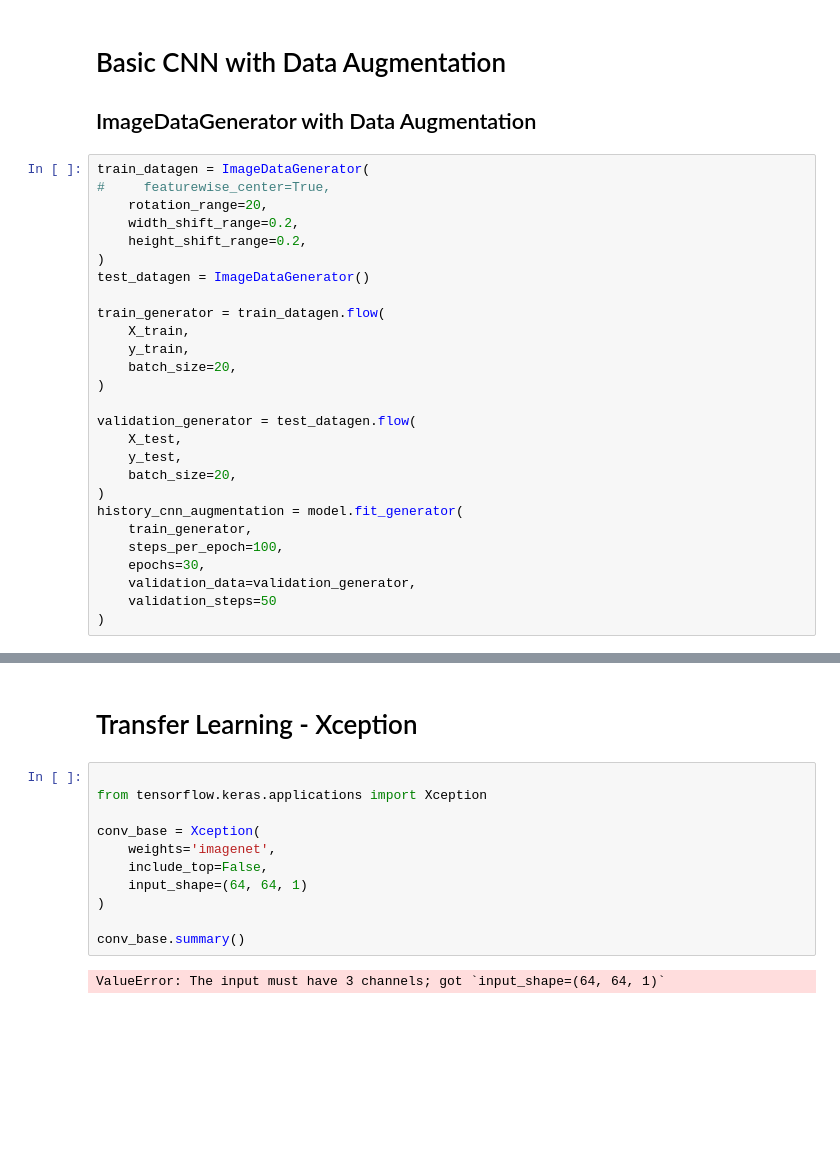
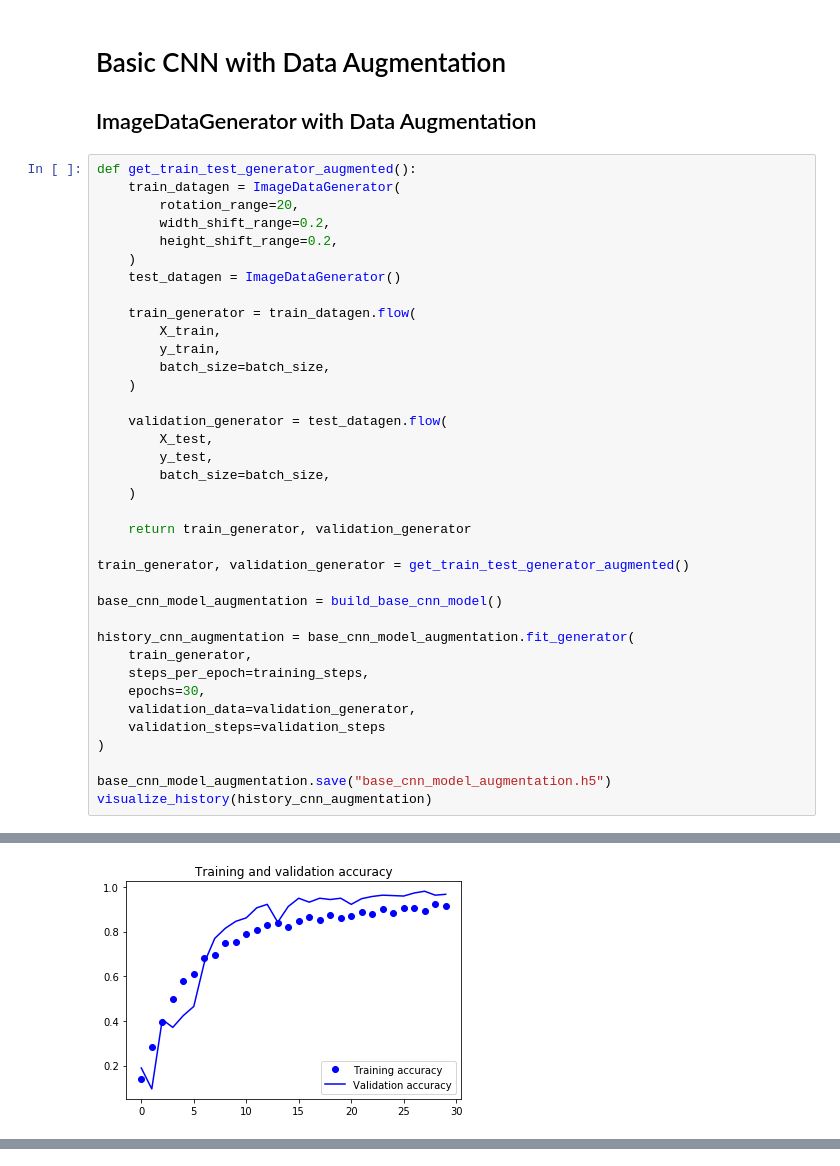
Before and after one commit to piotrkawa/data-mining, a Jupyter notebook: list_4/ex_17/sign_language_digits/CNN.ipynb, the cells around one changed output, grey strips where cells are left out. Cells and saved outputs as stored; diff of their text form; blank space fills up the shorter version.

```diff
--- a/list_4/ex_17/sign_language_digits/CNN.ipynb
+++ b/list_4/ex_17/sign_language_digits/CNN.ipynb
@@ -177,31 +176,41 @@ Poprawnie oznaczone 7 z 10
 # Basic CNN with Data Augmentation
 ## ImageDataGenerator with Data Augmentation
 # %%
-train_datagen = ImageDataGenerator(
-#     featurewise_center=True,
-    rotation_range=20,
-    width_shift_range=0.2,
-    height_shift_range=0.2,
-)
-test_datagen = ImageDataGenerator()
+def get_train_test_generator_augmented():
+    train_datagen = ImageDataGenerator(
+        rotation_range=20,
+        width_shift_range=0.2,
+        height_shift_range=0.2,
+    )
+    test_datagen = ImageDataGenerator()
 
-train_generator = train_datagen.flow(
-    X_train,
-    y_train,
-    batch_size=20,
+    train_generator = train_datagen.flow(
+        X_train,
+        y_train,
+        batch_size=batch_size,
+    )
+
+    validation_generator = test_datagen.flow(
+        X_test,
+        y_test,
+        batch_size=batch_size,
+    )
+
+    return train_generator, validation_generator
+
+train_generator, validation_generator = get_train_test_generator_augmented()
+
+base_cnn_model_augmentation = build_base_cnn_model()
+
+history_cnn_augmentation = base_cnn_model_augmentation.fit_generator(
+    train_generator,
+    steps_per_epoch=training_steps,
+    epochs=30,
+    validation_data=validation_generator,
+    validation_steps=validation_steps
 )
 
-validation_generator = test_datagen.flow(
-    X_test,
-    y_test,
-    batch_size=20,
-)
-history_cnn_augmentation = model.fit_generator(
-    train_generator,
-    steps_per_epoch=100,
-    epochs=30,
-    validation_data=validation_generator,
-    validation_steps=50
-)
+base_cnn_model_augmentation.save("base_cnn_model_augmentation.h5")
+visualize_history(history_cnn_augmentation)
 # %% [output]
 Epoch 1/30
@@ -215,0 +233 @@ Epoch 5/30
+[figure, added]
@@ -216,15 +234,0 @@ Epoch 5/30
-# %% [markdown]
-# Transfer Learning - Xception
-# %%
-
-from tensorflow.keras.applications import Xception
-
-conv_base = Xception(
-    weights='imagenet',
-    include_top=False,
-    input_shape=(64, 64, 1)
-)
-
-conv_base.summary()
-# %% [output]
-ValueError: The input must have 3 channels; got `input_shape=(64, 64, 1)`
```
Also changed, not shown: parts of 10 cells of this notebook.
